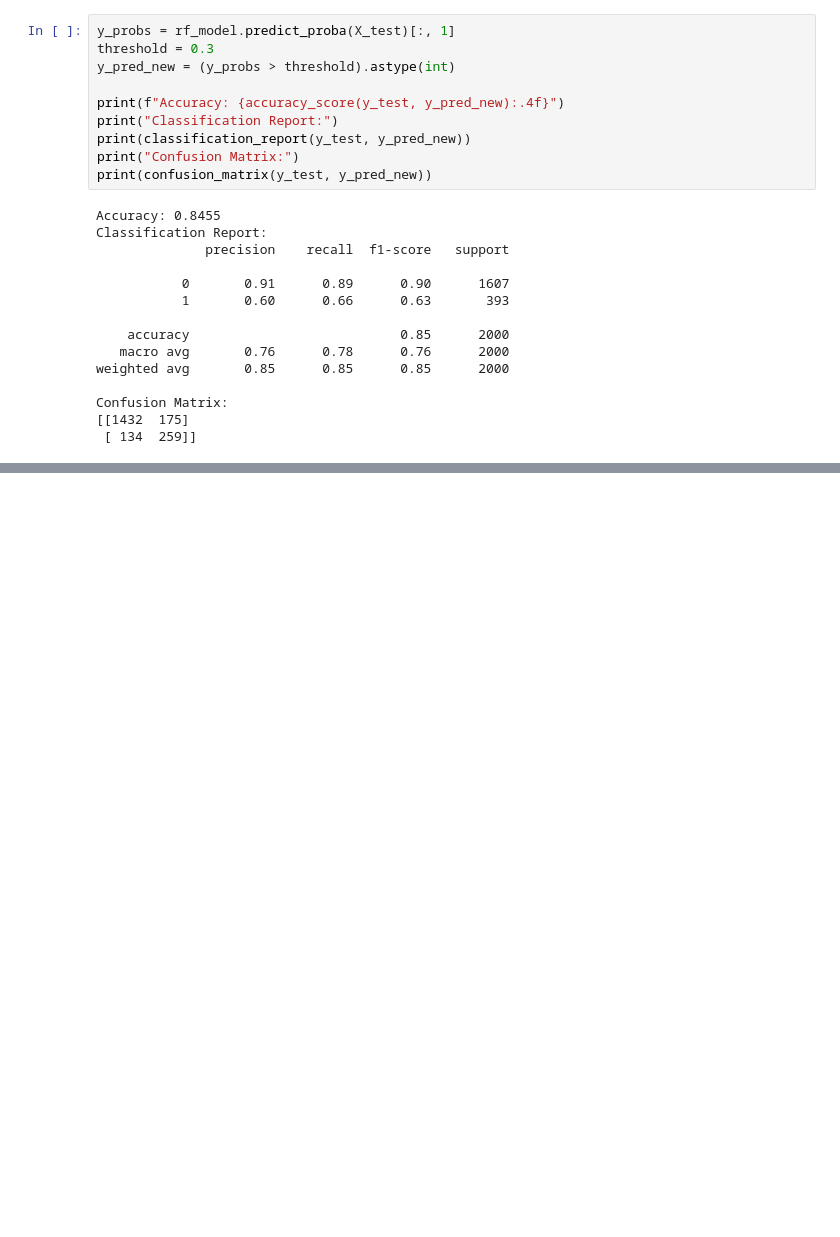
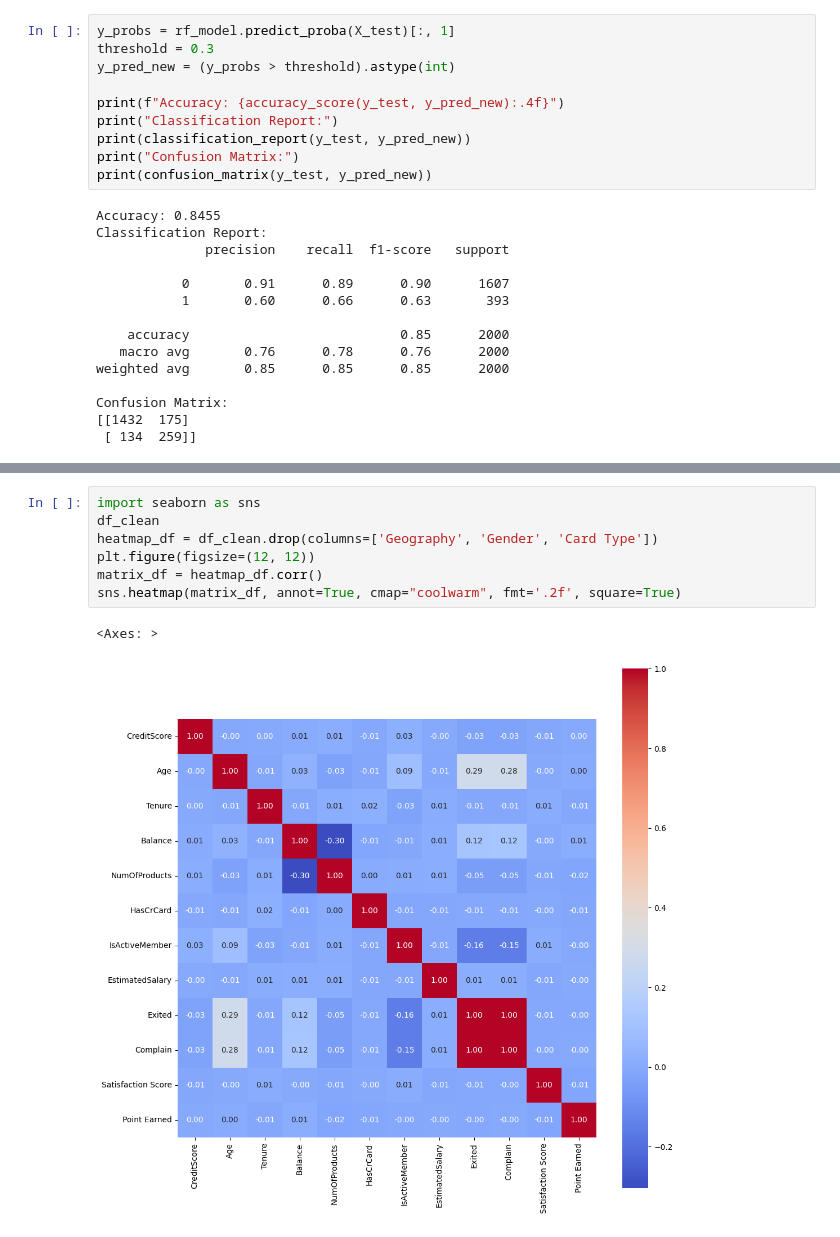
Before and after one commit to peter199711/python_practice_data_processing, a Jupyter notebook: bank_churn_prediction/handwriting_customer_churn.ipynb, the cells around one changed output, grey strips where cells are left out. Saved outputs shown, nothing was run; the diff lists cells and outputs as text; blank space fills up the shorter version.

```diff
--- a/bank_churn_prediction/handwriting_customer_churn.ipynb
+++ b/bank_churn_prediction/handwriting_customer_churn.ipynb
@@ -206,0 +207,10 @@ plt.show()
+# %%
+import seaborn as sns
+df_clean
+heatmap_df = df_clean.drop(columns=['Geography', 'Gender', 'Card Type'])
+plt.figure(figsize=(12, 12))
+matrix_df = heatmap_df.corr()
+sns.heatmap(matrix_df, annot=True, cmap="coolwarm", fmt='.2f', square=True)
+# %% [output]
+<Axes: >
+[figure, added]
```
Also changed, not shown: parts of 1 cell of this notebook, 4 other files.
